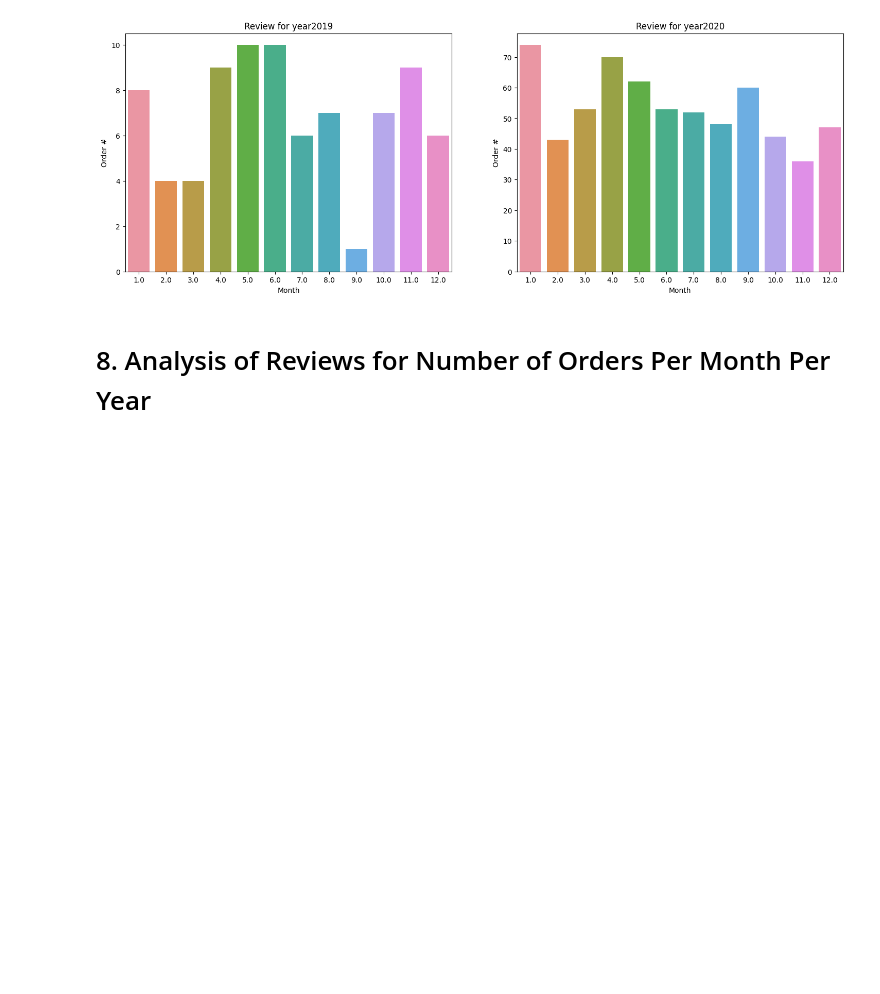
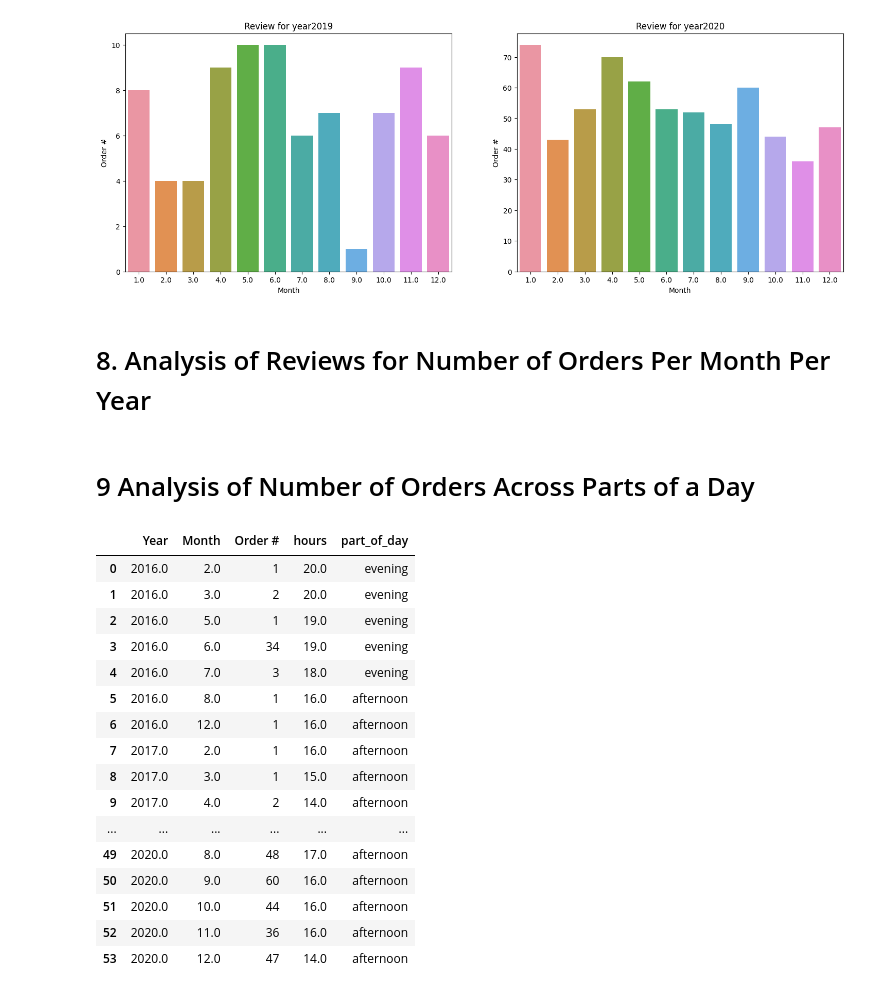
Before and after one commit to yatimaheshwari/Yoshop, a Jupyter notebook: Task Week 2/Task_2.ipynb, the cells around one changed output. Saved outputs shown, nothing was run; the diff lists cells and outputs as text; code cells hidden in the pictures; blank space fills up the shorter version.

```diff
--- a/Task Week 2/Task_2.ipynb
+++ b/Task Week 2/Task_2.ipynb
@@ -477,3 +477,36 @@ Text(0.5, 1.0, 'Review for year2020')
 [figure]
 # %% [markdown]
 # 8. Analysis of Reviews for Number of Orders Per Month Per Year
+# %% [markdown]
+# 9 Analysis of Number of Orders Across Parts of a Day
+# %%
+def get_part_of_day(x):
+    return (
+        "morning" if 5 <= x <= 11
+        else
+        "afternoon" if 12 <= x <= 17
+        else
+        "evening" if 18 <= x <= 22
+        else
+        "night"
+    )
+df_D_T['part_of_day'] = df_O.apply(lambda x: get_part_of_day(pd.to_datetime(x['Order Date and Time Stamp']).hour), axis=1)
+df_D_T
+# %% [output]
+|  | Year | Month | Order # | hours | part_of_day |
+| 0 | 2016.0 | 2.0 | 1 | 20.0 | evening |
+| 1 | 2016.0 | 3.0 | 2 | 20.0 | evening |
+| 2 | 2016.0 | 5.0 | 1 | 19.0 | evening |
+| 3 | 2016.0 | 6.0 | 34 | 19.0 | evening |
+| 4 | 2016.0 | 7.0 | 3 | 18.0 | evening |
+| 5 | 2016.0 | 8.0 | 1 | 16.0 | afternoon |
+| 6 | 2016.0 | 12.0 | 1 | 16.0 | afternoon |
+| 7 | 2017.0 | 2.0 | 1 | 16.0 | afternoon |
+| 8 | 2017.0 | 3.0 | 1 | 15.0 | afternoon |
+| 9 | 2017.0 | 4.0 | 2 | 14.0 | afternoon |
+| ... | ... | ... | ... | ... | ... |
+| 49 | 2020.0 | 8.0 | 48 | 17.0 | afternoon |
+| 50 | 2020.0 | 9.0 | 60 | 16.0 | afternoon |
+| 51 | 2020.0 | 10.0 | 44 | 16.0 | afternoon |
+| 52 | 2020.0 | 11.0 | 36 | 16.0 | afternoon |
+| 53 | 2020.0 | 12.0 | 47 | 14.0 | afternoon |
```
Also changed, not shown: parts of 5 cells of this notebook, 2 other files.
